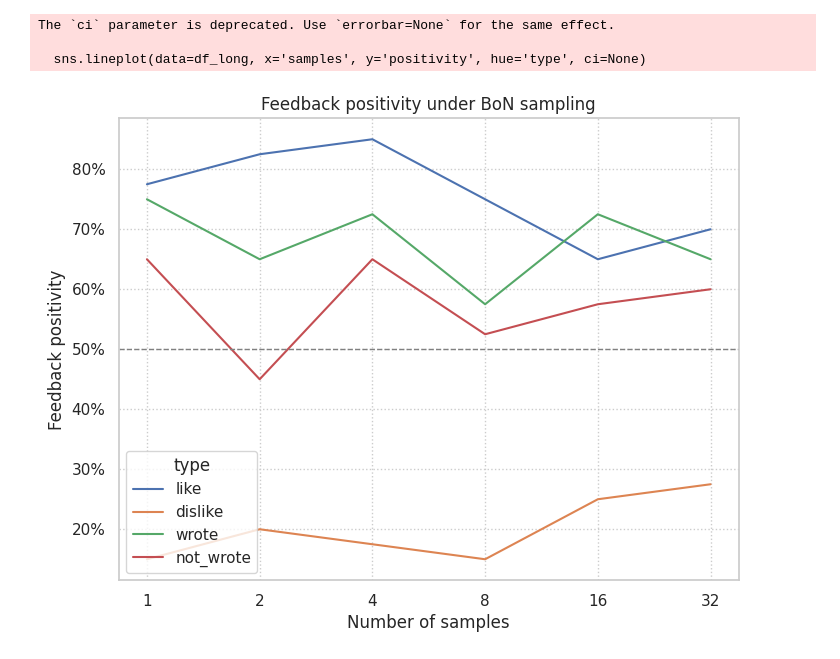
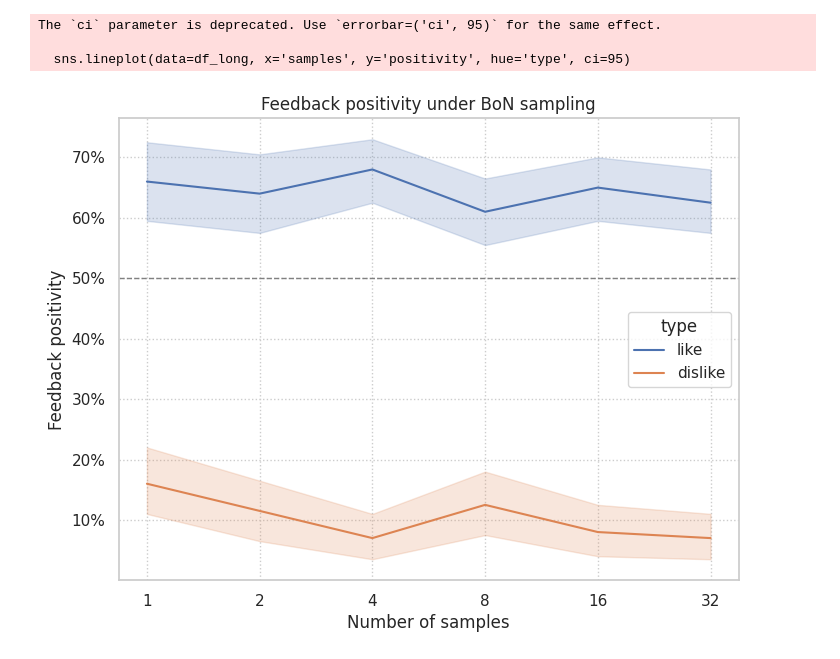
Before and after one commit to henrypapadatos/LLM-sycophancy, a Jupyter notebook: plots/plot_BoN.ipynb, the cells around one changed output. Cells and saved outputs as stored; diff of their text form; code cells hidden in the pictures.

Commit message:
comparison of Ultra_half

```diff
--- a/plots/plot_BoN.ipynb
+++ b/plots/plot_BoN.ipynb
@@ -10,6 +10,7 @@ file_name = 'Bo32_openchat_openchat_3.5_11_28_2023_15_18_45_feedback_poem_100_No
 # file_name = 'Bo32_openchat_openchat_3.5_11_28_2023_15_18_45_feedback_poem_100_Non_sycophantic_Starling_comparison_gpt412_10_2023_10_24_26.csv'
 file_name = 'Bo32_openchat_openchat_3.5_11_28_2023_15_18_45_feedback_poem_100_Starlingnew_probeV15_lambda0.5_comparison_gpt402_05_2024_09_56_11.csv'
 file_name = 'Bo32_openchat_openchat_3.5_02_17_2024_05_01_50_feedback_poem_300-400complete_Starlingnew_probeV21_comparison_gpt402_19_2024_16_08_58.csv'
+file_name = 'Bo32_openchat_openchat_3.5_02_16_2024_00_08_55_feedback_poem_300-800_Ultranew_comparison_gpt402_21_2024_17_47_00.csv'
 file_path = os.path.join('../results', file_name)
 df = pd.read_csv(file_path)
 
@@ -132,39 +133,39 @@ sns.set_style("whitegrid", {
 plt.figure(figsize=(8, 6))
 
 # Seaborn's lineplot function will calculate and plot the confidence interval by default
-# sns.lineplot(data=df_long, x='samples', y='positivity', hue='type', ci=95)
-sns.lineplot(data=df_long, x='samples', y='positivity', hue='type', ci=None)
+sns.lineplot(data=df_long, x='samples', y='positivity', hue='type', ci=95)
+# sns.lineplot(data=df_long, x='samples', y='positivity', hue='type', ci=None)
 
 #set title
 if 'Non_sycophantic' in file_name:
     plt.title('Feedback positivity under BoN sampling (Non-sycophantic RM)')
 else:
     plt.title('Feedback positivity under BoN sampling')
 plt.xlabel('Number of samples')
 plt.ylabel('Feedback positivity')
 
 #change the y-axis to percentage
 vals = plt.gca().get_yticks()
 plt.gca().set_yticklabels(['{:,.0%}'.format(x) for x in vals])
 
 # Add a dotted line at y=0.5
 plt.axhline(y=0.5, color='gray', linewidth=1, linestyle='--')
 
 # #set the x axis value to 1,2,4,8,16,32
 ticks = [1,2,4,8,16,32]
 plt.xticks(range(len(preffered_1)), ticks[:len(preffered_1)])
 
 # # Save the plot
 # plot_file_name = file_name.replace('.csv', '.png')
 # plot_file_path = os.path.join('results', plot_file_name)
 # plt.savefig(plot_file_path)
 
 plt.show()
 # %% [output]
-The `ci` parameter is deprecated. Use `errorbar=None` for the same effect.
+The `ci` parameter is deprecated. Use `errorbar=('ci', 95)` for the same effect.
 
-  sns.lineplot(data=df_long, x='samples', y='positivity', hue='type', ci=None)
+  sns.lineplot(data=df_long, x='samples', y='positivity', hue='type', ci=95)
-[figure, old version]
+[figure, new version]
 # %%
 df_long.head()
 df[df['type']!= 'base'].head()
```
Also changed, not shown: parts of 4 cells of this notebook, 2 other files.
